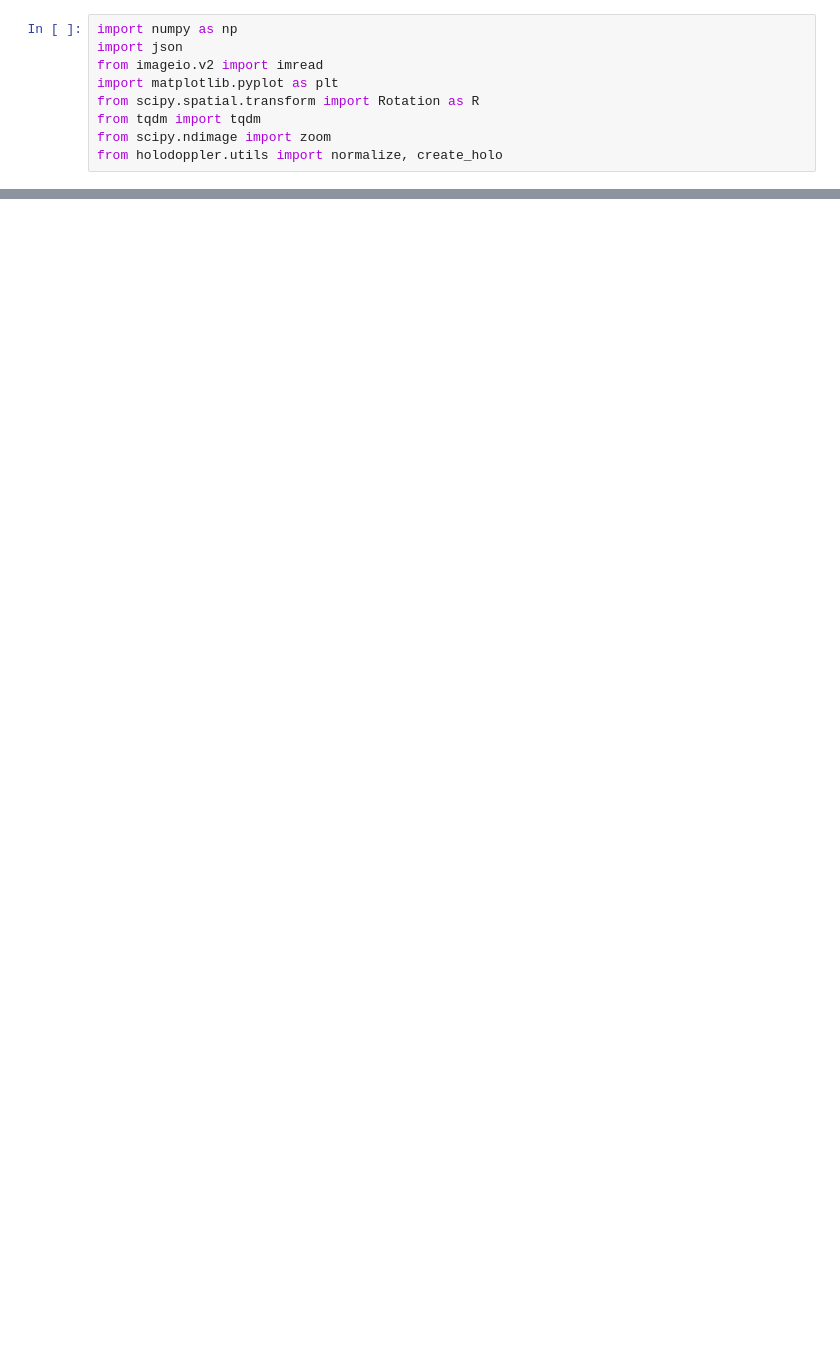
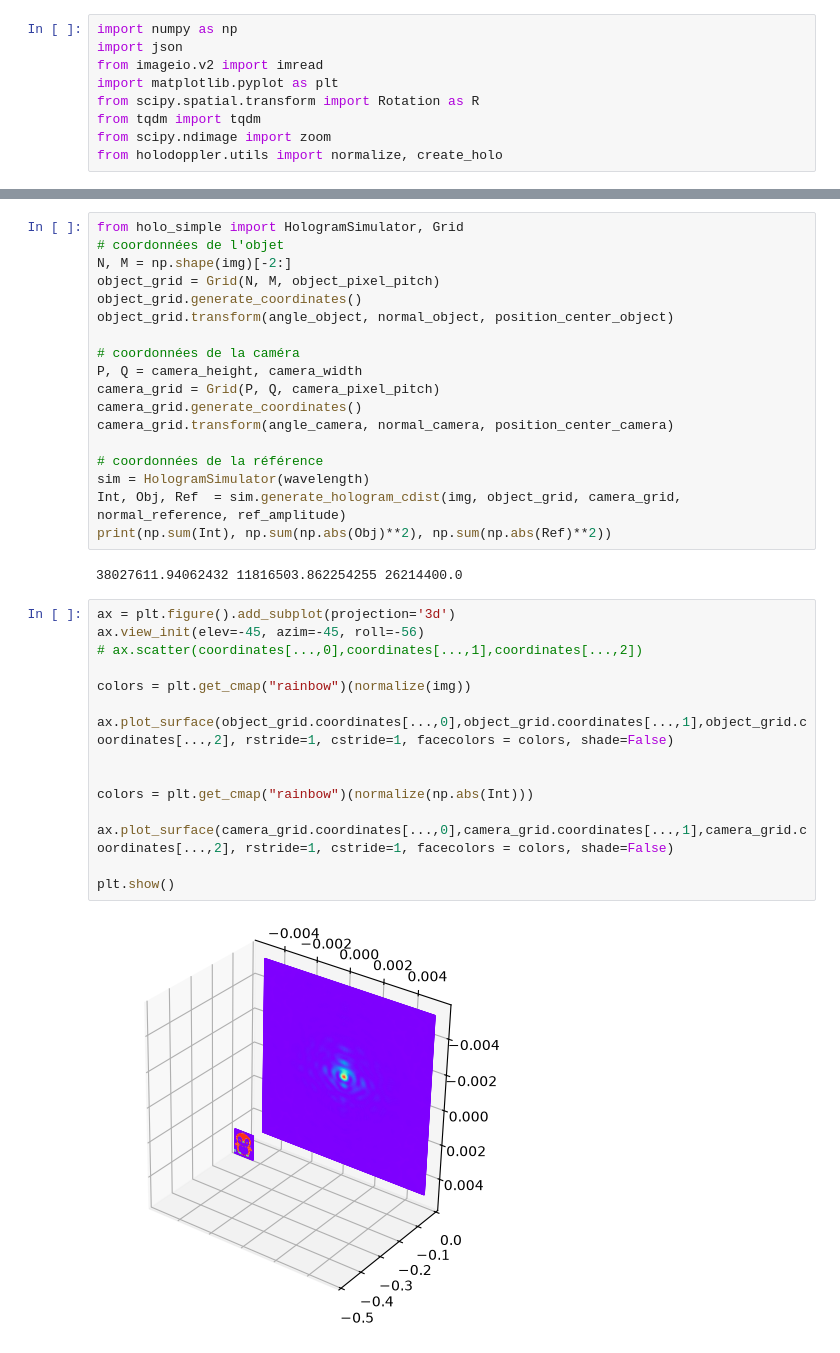
Before and after one commit to DigitalHolography/HoloDoppler, a Jupyter notebook: scripts/holo_simple.ipynb, the cells around one changed output, grey strips where cells are left out. Drawn from its saved outputs; the diff is of its cells as text; blank space fills up the shorter version.

```diff
--- a/scripts/holo_simple.ipynb
+++ b/scripts/holo_simple.ipynb
@@ -46,0 +43,37 @@ normal_reference /= np.linalg.norm(normal_reference)
+# %%
+from holo_simple import HologramSimulator, Grid
+# coordonnées de l'objet
+N, M = np.shape(img)[-2:]
+object_grid = Grid(N, M, object_pixel_pitch)
+object_grid.generate_coordinates()
+object_grid.transform(angle_object, normal_object, position_center_object)
+
+# coordonnées de la caméra
+P, Q = camera_height, camera_width
+camera_grid = Grid(P, Q, camera_pixel_pitch)
+camera_grid.generate_coordinates()
+camera_grid.transform(angle_camera, normal_camera, position_center_camera)
+
+# coordonnées de la référence
+sim = HologramSimulator(wavelength)
+Int, Obj, Ref  = sim.generate_hologram_cdist(img, object_grid, camera_grid, normal_reference, ref_amplitude)
+print(np.sum(Int), np.sum(np.abs(Obj)**2), np.sum(np.abs(Ref)**2))
+# %% [output]
+38027611.94062432 11816503.862254255 26214400.0
+# %%
+ax = plt.figure().add_subplot(projection='3d')
+ax.view_init(elev=-45, azim=-45, roll=-56)
+# ax.scatter(coordinates[...,0],coordinates[...,1],coordinates[...,2])
+
+colors = plt.get_cmap("rainbow")(normalize(img))
+
+ax.plot_surface(object_grid.coordinates[...,0],object_grid.coordinates[...,1],object_grid.coordinates[...,2], rstride=1, cstride=1, facecolors = colors, shade=False)
+
+
+colors = plt.get_cmap("rainbow")(normalize(np.abs(Int)))
+
+ax.plot_surface(camera_grid.coordinates[...,0],camera_grid.coordinates[...,1],camera_grid.coordinates[...,2], rstride=1, cstride=1, facecolors = colors, shade=False)
+
+plt.show()
+# %% [output]
+[figure, added]
```
Also changed, not shown: parts of 9 cells of this notebook, 1 other file.
